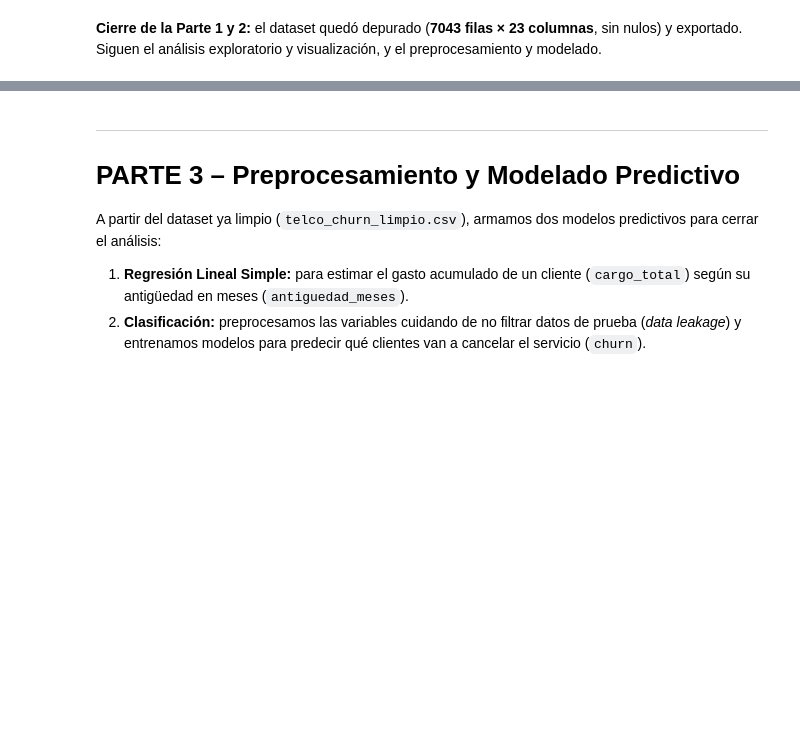
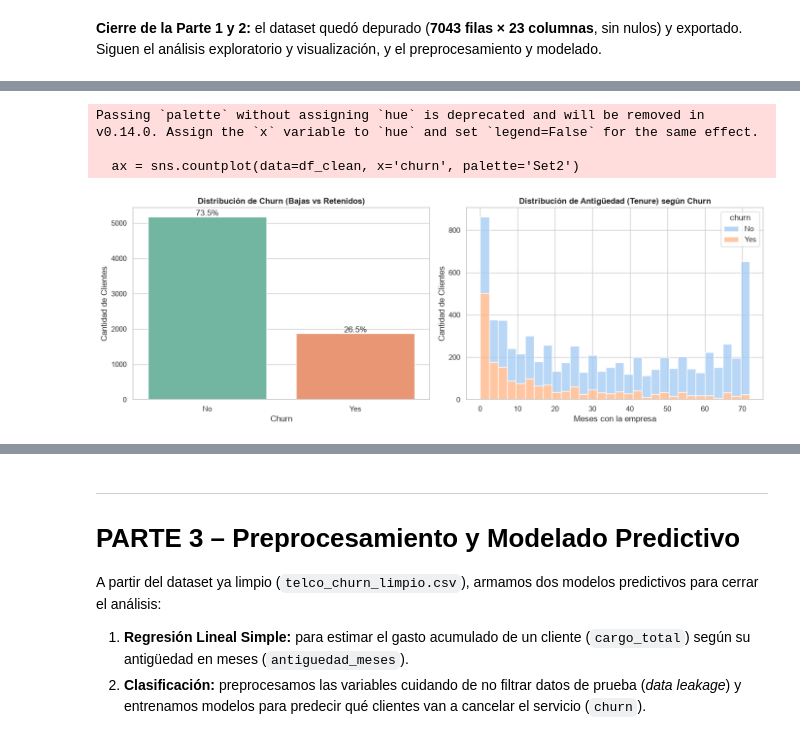
Before and after one commit to rociojuarez/analisis-de-datos-telco-churn, a Jupyter notebook: notebooks/TPI_Analisis_de_Datos.ipynb, the cells around one changed output, grey strips where cells are left out. Saved outputs shown, nothing was run; the diff lists cells and outputs as text; code cells hidden in the pictures; blank space fills up the shorter version.

```diff
--- a/notebooks/TPI_Analisis_de_Datos.ipynb
+++ b/notebooks/TPI_Analisis_de_Datos.ipynb
@@ -600,0 +686,36 @@ dtype: int64
+# %%
+import matplotlib.pyplot as plt
+import seaborn as sns
+
+# Configuración visual general
+sns.set_theme(style="whitegrid")
+plt.figure(figsize=(14, 5))
+
+# 1. Gráfico de la variable objetivo (Churn)
+plt.subplot(1, 2, 1)
+ax = sns.countplot(data=df_clean, x='churn', palette='Set2')
+plt.title('Distribución de Churn (Bajas vs Retenidos)', fontsize=12, fontweight='bold')
+plt.xlabel('Churn')
+plt.ylabel('Cantidad de Clientes')
+
+# Agregamos los porcentajes arriba de las barras para que sume puntos
+total = len(df_clean)
+for p in ax.patches:
+    percentage = f'{100 * p.get_height() / total:.1f}%'
+    ax.annotate(percentage, (p.get_x() + p.get_width() / 2., p.get_height()),
+                ha='center', va='center', xytext=(0, 5), textcoords='offset points')
+
+# 2. Distribución de la antigüedad del cliente (tenure)
+plt.subplot(1, 2, 2)
+sns.histplot(data=df_clean, x='antiguedad_meses', hue='churn', multiple='stack', palette='pastel', bins=30)
+plt.title('Distribución de Antigüedad (Tenure) según Churn', fontsize=12, fontweight='bold')
+plt.xlabel('Meses con la empresa')
+plt.ylabel('Cantidad de Clientes')
+
+plt.tight_layout()
+plt.show()
+# %% [output]
+Passing `palette` without assigning `hue` is deprecated and will be removed in v0.14.0. Assign the `x` variable to `hue` and set `legend=False` for the same effect.
+
+  ax = sns.countplot(data=df_clean, x='churn', palette='Set2')
+[figure, added]
```
Also changed, not shown: parts of 29 cells of this notebook, 3 other files.
